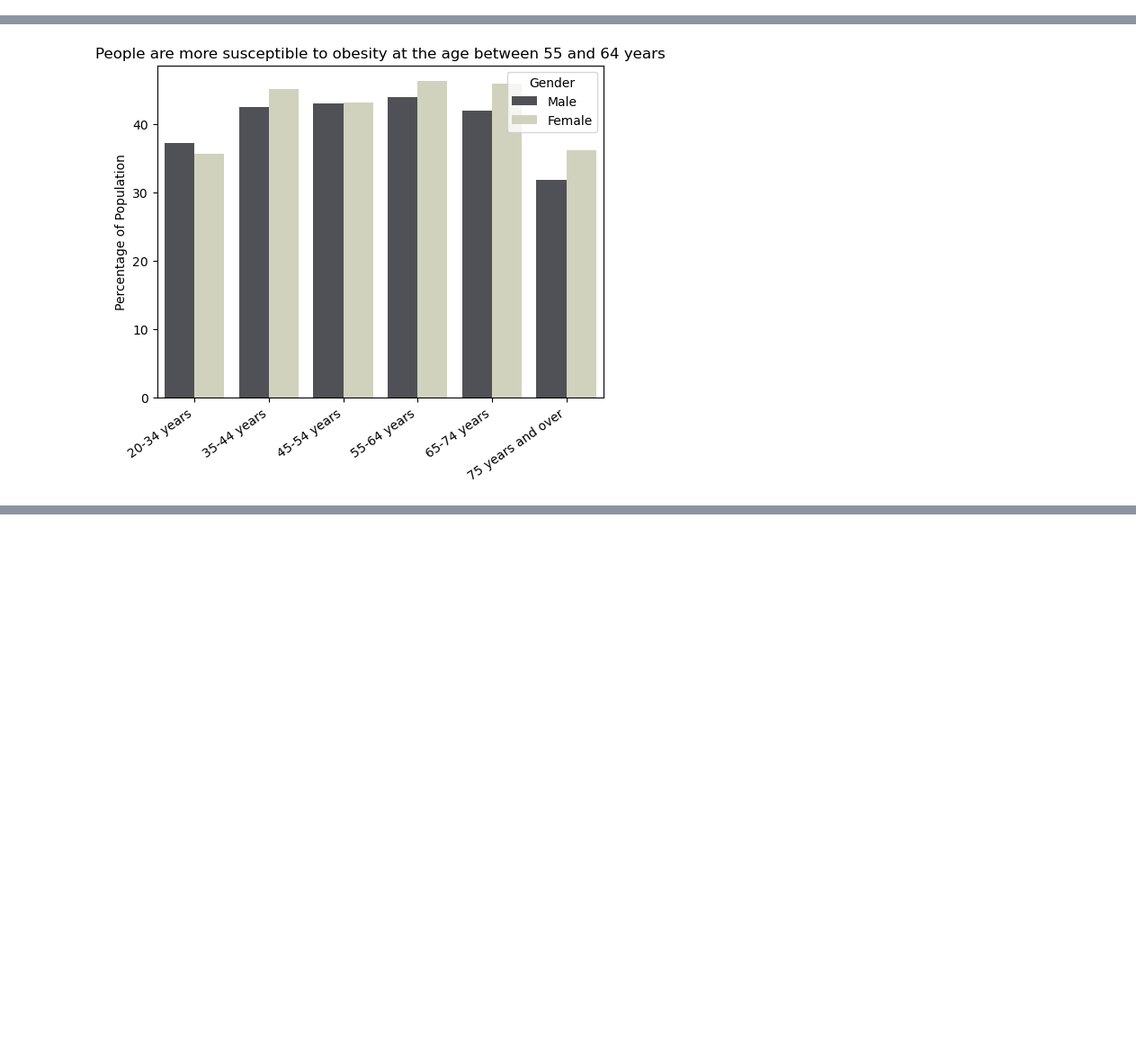
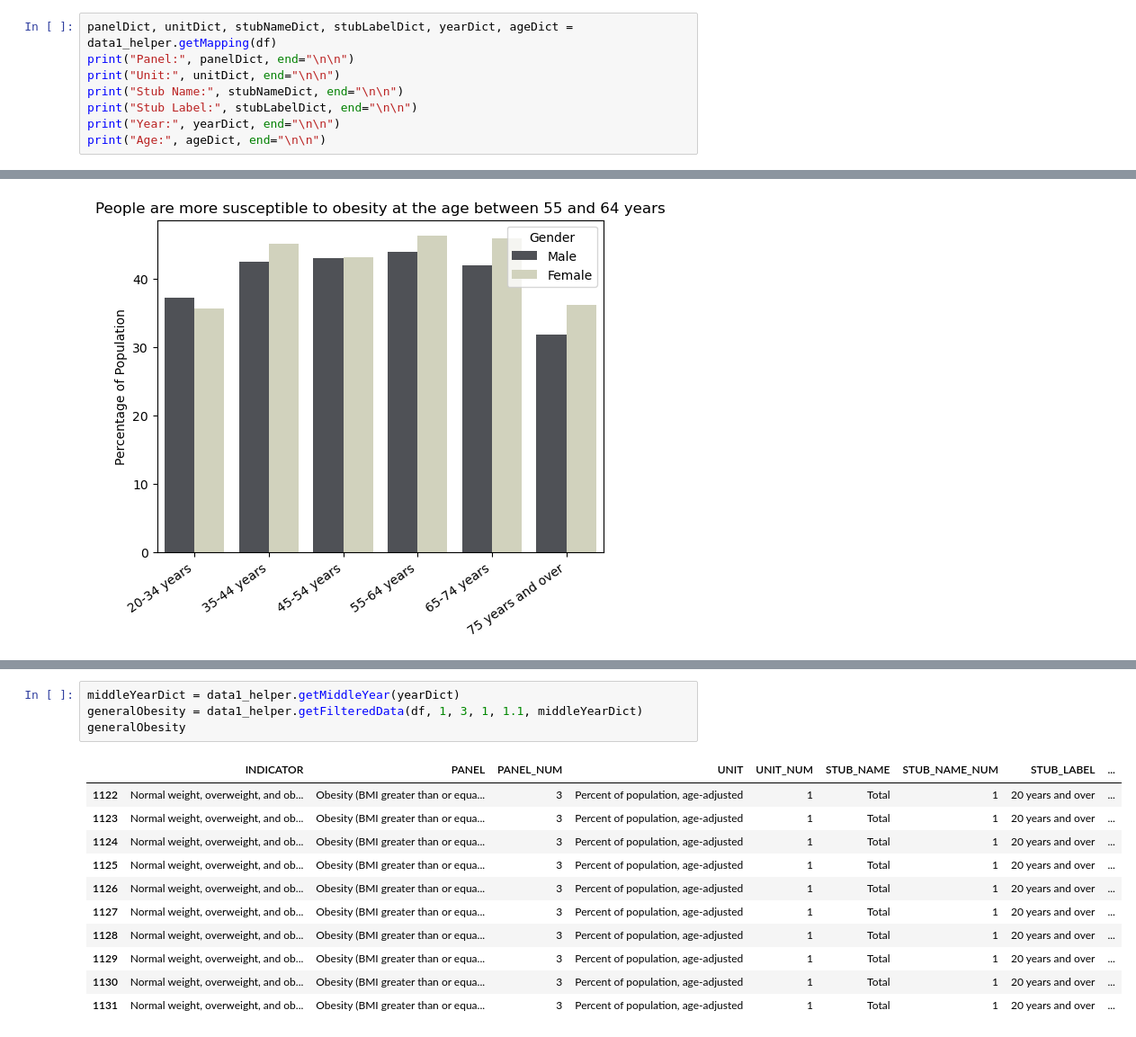
Before and after one commit to rafaymk02/Obesity-Factors-Analysis-US-, a Jupyter notebook: obesity_analysis.ipynb, the cells around one changed output, grey strips where cells are left out. Shown at 90% size. Cells and saved outputs as stored; diff of their text form; blank space fills up the shorter version.

```diff
--- a/obesity_analysis.ipynb
+++ b/obesity_analysis.ipynb
@@ -28,0 +27,8 @@ df.head()
+# %%
+panelDict, unitDict, stubNameDict, stubLabelDict, yearDict, ageDict = data1_helper.getMapping(df)
+print("Panel:", panelDict, end="\n\n")
+print("Unit:", unitDict, end="\n\n")
+print("Stub Name:", stubNameDict, end="\n\n")
+print("Stub Label:", stubLabelDict, end="\n\n")
+print("Year:", yearDict, end="\n\n")
+print("Age:", ageDict, end="\n\n")
@@ -371,0 +244,16 @@ Text(0.5, 1.0, 'People are more susceptible to obesity at the age between 55 and
+# %%
+middleYearDict = data1_helper.getMiddleYear(yearDict)
+generalObesity = data1_helper.getFilteredData(df, 1, 3, 1, 1.1, middleYearDict)
+generalObesity
+# %% [output]
+|  | INDICATOR | PANEL | PANEL_NUM | UNIT | UNIT_NUM | STUB_NAME | STUB_NAME_NUM | STUB_LABEL | ... |
+| 1122 | Normal weight, overweight, and ob... | Obesity (BMI greater than or equa... | 3 | Percent of population, age-adjusted | 1 | Total | 1 | 20 years and over | ... |
+| 1123 | Normal weight, overweight, and ob... | Obesity (BMI greater than or equa... | 3 | Percent of population, age-adjusted | 1 | Total | 1 | 20 years and over | ... |
+| 1124 | Normal weight, overweight, and ob... | Obesity (BMI greater than or equa... | 3 | Percent of population, age-adjusted | 1 | Total | 1 | 20 years and over | ... |
+| 1125 | Normal weight, overweight, and ob... | Obesity (BMI greater than or equa... | 3 | Percent of population, age-adjusted | 1 | Total | 1 | 20 years and over | ... |
+| 1126 | Normal weight, overweight, and ob... | Obesity (BMI greater than or equa... | 3 | Percent of population, age-adjusted | 1 | Total | 1 | 20 years and over | ... |
+| 1127 | Normal weight, overweight, and ob... | Obesity (BMI greater than or equa... | 3 | Percent of population, age-adjusted | 1 | Total | 1 | 20 years and over | ... |
+| 1128 | Normal weight, overweight, and ob... | Obesity (BMI greater than or equa... | 3 | Percent of population, age-adjusted | 1 | Total | 1 | 20 years and over | ... |
+| 1129 | Normal weight, overweight, and ob... | Obesity (BMI greater than or equa... | 3 | Percent of population, age-adjusted | 1 | Total | 1 | 20 years and over | ... |
+| 1130 | Normal weight, overweight, and ob... | Obesity (BMI greater than or equa... | 3 | Percent of population, age-adjusted | 1 | Total | 1 | 20 years and over | ... |
+| 1131 | Normal weight, overweight, and ob... | Obesity (BMI greater than or equa... | 3 | Percent of population, age-adjusted | 1 | Total | 1 | 20 years and over | ... |
```
Also changed, not shown: parts of 26 cells of this notebook, 1 other file.
